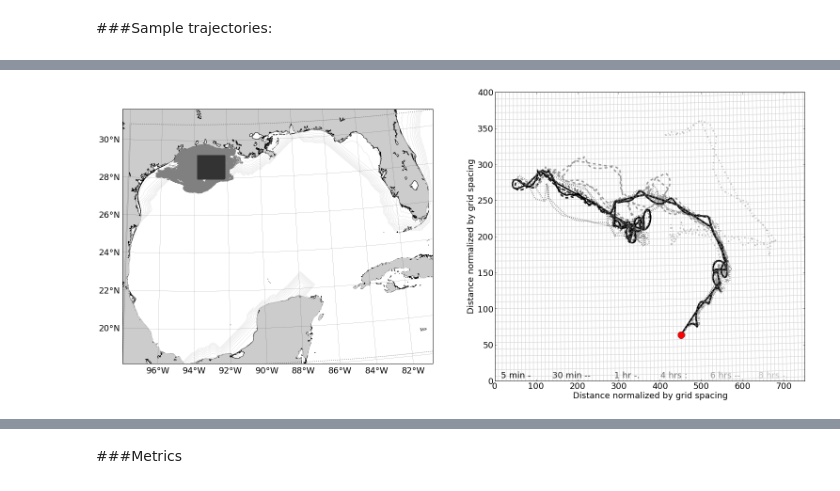
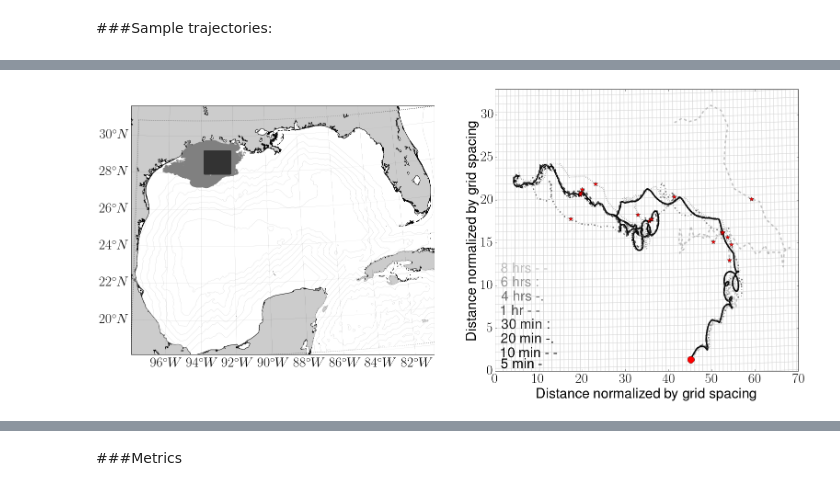
Before and after one commit to kthyng/time_res, a Jupyter notebook: time_res.ipynb, the cells around one changed output, grey strips where cells are left out. Drawn from its saved outputs; the diff is of its cells as text; code cells hidden in the pictures.

Commit message:
fixed up sample trajectory plot

```diff
--- a/time_res.ipynb
+++ b/time_res.ipynb
@@ -4,10 +4,12 @@
 Populating the interactive namespace from numpy and matplotlib
 # %%
 import netCDF4 as netCDF
-from datetime import timedelta, datetime
+# from datetime import timedelta, datetime
 import tracpy
 import op
 import glob
 import time_res
-matplotlib.rcParams.update({'font.size': 18})
+# matplotlib.rcParams.update({'font.size': 30})
+matplotlib.rcParams['text.usetex'] = True
+matplotlib.rcParams.update({'font.size': 30})
 # %% [output]
@@ -18,8 +20,9 @@ or matplotlib.backends is imported for the first time.
   warnings.warn(_use_error_msg)
 # %%
 # Colors and markers for plotting
-col5 = '0.0'; col30 = '0.15'; col1 = '0.3'; col4 = '0.45'; col6 = '0.6'; col8 = '0.75';
-m5 = '-'; m30 = '--'; m1 = '-.'; m4 = ':'; m6 = '--'; m8 = '-.';
+col5 = '0.0'; col10 = '0.05'; col20 = '0.10'; col30 = '0.15'; col1 = '0.3'; col4 = '0.45'; col6 = '0.6'; col8 = '0.75';
+m5 = '-'; m10 = '--'; m20 = '-.'; m30 = ':'; m1 = '--'; m4 = '-.'; m6 = ':'; m8 = '--';
+n5 = '-'; n10 = '- -'; n20 = '-.'; n30 = ':'; n1 = '- -'; n4 = '-.'; n6 = ':'; n8 = '- -'; #names for line styles since '--' is turned into a big dash
 loc = ['ocean_his_0001.nc', 'ocean_his_2010-07-01_00.nc']
 # %% [markdown]
 #Time resolution for model output
@@ -48,54 +51,74 @@ theta_b limit is being ignored
 # %%
-Files = glob.glob('/Volumes/Emmons/time_res/*.nc')
+Files = glob.glob('/Volumes/Emmons/projects/time_res/tracks/*.nc')
 Files.sort()
 
 fig = figure(figsize=(26,11))
-# Plot overview on left and zoom in on right
+# Plot overview on left and zoom in on right:
+# Plot all tracks in light grey and starting positions in dark grey on top.
 ax1 = fig.add_subplot(1,2,1)
-tracpy.plotting.background(grid=grid, pars=np.arange(18, 35, 2), mers=np.arange(-100, -80, 2))
+tracpy.plotting.background(grid=grid, pars=np.arange(18, 35, 2), mers=np.arange(-100, -80, 2), hlevs=np.arange(0,5500,500))
 d = netCDF.Dataset(Files[0])
 xp, yp = grid['basemap'](d.variables['lonp'][:], d.variables['latp'][:])
 d.close()
 plot(xp.T, yp.T, '-', color='grey', linewidth=0.5)
 plot(xp[:,0].T, yp[:,0].T, '.', color='.2')
+# matplotlib.rcParams.update({'font.size': 30})
 
 ax2 = fig.add_subplot(1,2,2)
-ix = 200; dx = 300.; xint = 1500; yint = 3600;
+ix = 200; dx = 3000.; xint = 150; yint = 365;
+# plot(grid['xr']/dx, grid['yr']/dx, 'lightgrey', grid['xr'].T/dx, grid['yr'].T/dx, 'lightgrey')
 plot(grid['xr']/dx - xint, grid['yr']/dx - yint, 'lightgrey', grid['xr'].T/dx - xint, grid['yr'].T/dx - yint, 'lightgrey')
 for File in Files:
+
+    # Only plot if have not used time interpolation, to be simpler
+    if int(File.split('nsteps')[1].split('.nc')[0]) != 1:
+        continue
+
     d = netCDF.Dataset(File)
     xp, yp = grid['basemap'](d.variables['lonp'][ix,:], d.variables['latp'][ix,:])
     tp = d.variables['tp'][:]
     dt = (tp[1]-tp[0])/(3600.*24) # dt in days
-    tind = 1./dt # finding index multiplier for 1 day for this run
+    t = (tp-tp[0])/(3600.*24) # time vector in days
+    tind1 = find(t==7) # this is for plotting on the tracks every week
+    tind2 = find(t==14) # this is for plotting on the tracks every week
+    tind3 = find(t==21) # this is for plotting on the tracks every week
+#     tind = 1./dt # finding index multiplier for 1 day for this run
     xp = xp/dx; yp = yp/dx; # Normalize by grid size
     tseas = float(File.split('tseas_use')[1].split('_')[0])
     if tseas == 300: col=col5; m=m5;
+    if tseas == 600: col=col10; m=m10;
+    if tseas == 1200: col=col20; m=m20;
     if tseas == 1800: col=col30; m=m30;
     if tseas == 3600: col=col1; m=m1;
     if tseas == 14400: col=col4; m=m4;
     if tseas == 21600: col=col6; m=m6;
     if tseas == 28800: col=col8; m=m8;
     # Plot lines
+#     plot(xp, yp, color=col, linestyle=m, linewidth=3)
     plot(xp - xint, yp - yint, color=col, linestyle=m, linewidth=3)
-    # Place dot every day
-#     plot(xp[::tind] - xint, yp[::tind] - yint, color=col, linestyle=m, linewidth=3, markersize=10)
+#     # Place number every week
+    plot(xp[tind1] - xint, yp[tind1] - yint, 'r', marker='*', markersize=10, linestyle='')#, alpha=0.2)#color=col, linestyle=m, linewidth=3, markersize=10)
+    plot(xp[tind2] - xint, yp[tind2] - yint, 'r', marker='*', markersize=10, linestyle='')#, alpha=0.2)#color=col, linestyle=m, linewidth=3, markersize=10)
+    plot(xp[tind3] - xint, yp[tind3] - yint, 'r', marker='*', markersize=10, linestyle='')#, alpha=0.2)#color=col, linestyle=m, linewidth=3, markersize=10)
+#     plot(xp[tind1] - xint, yp[tind1] - yint, 'r', marker='$1$', markersize=30, linestyle='')#, alpha=0.2)#color=col, linestyle=m, linewidth=3, markersize=10)
+#     plot(xp[tind2] - xint, yp[tind2] - yint, 'r', marker='$2$', markersize=30, linestyle='')#, alpha=0.2)#color=col, linestyle=m, linewidth=3, markersize=10)
+#     plot(xp[tind3] - xint, yp[tind3] - yint, 'r', marker='$3$', markersize=30, linestyle='')#, alpha=0.2)#color=col, linestyle=m, linewidth=3, markersize=10)
     d.close()
 
 ax2.set_xlabel('Distance normalized by grid spacing')
 ax2.set_ylabel('Distance normalized by grid spacing')
 # Plot starting point
 plot(xp[0] - xint, yp[0] - yint, 'or', markersize=15)
-xlim(0, 750); ylim(0, 400);
-# xlim(1500,2250); ylim(3600, 4000)
-# axes([1500, 2500, 3400, 4400])
+xlim(0, 70); ylim(0, 33);
 # legend
-text(0.02, 0.01, '5 min ' + m5, color=col5, transform = ax2.transAxes)
-text(0.185, 0.01, '30 min ' + m30, color=col30, transform = ax2.transAxes)
-text(0.385, 0.01, '1 hr ' + m1, color=col1, transform = ax2.transAxes)
-text(0.535, 0.01, '4 hrs ' + m4, color=col4, transform = ax2.transAxes)
-text(0.695, 0.01, '6 hrs ' + m6, color=col6, transform = ax2.transAxes)
-text(0.85, 0.01, '8 hrs ' + m8, color=col8, transform = ax2.transAxes)
+text(0.02, 0.01, '5 min ' + n5, color=col5, transform = ax2.transAxes)
+text(0.02, 0.05, '10 min ' + n10, color=col10, transform = ax2.transAxes)
+text(0.02, 0.1, '20 min ' + n20, color=col20, transform = ax2.transAxes)
+text(0.02, 0.15, '30 min ' + n30, color=col30, transform = ax2.transAxes)
+text(0.02, 0.2, '1 hr ' + n1, color=col1, transform = ax2.transAxes)
+text(0.02, 0.25, '4 hrs ' + n4, color=col4, transform = ax2.transAxes)
+text(0.02, 0.3, '6 hrs ' + n6, color=col6, transform = ax2.transAxes)
+text(0.02, 0.35, '8 hrs ' + n8, color=col8, transform = ax2.transAxes)
 savefig('figures/trajectories.png', bbox_inches='tight')
 # %% [output]
-[figure, old version]
+[figure, new version]
```
Also changed, not shown: parts of 6 cells of this notebook.
